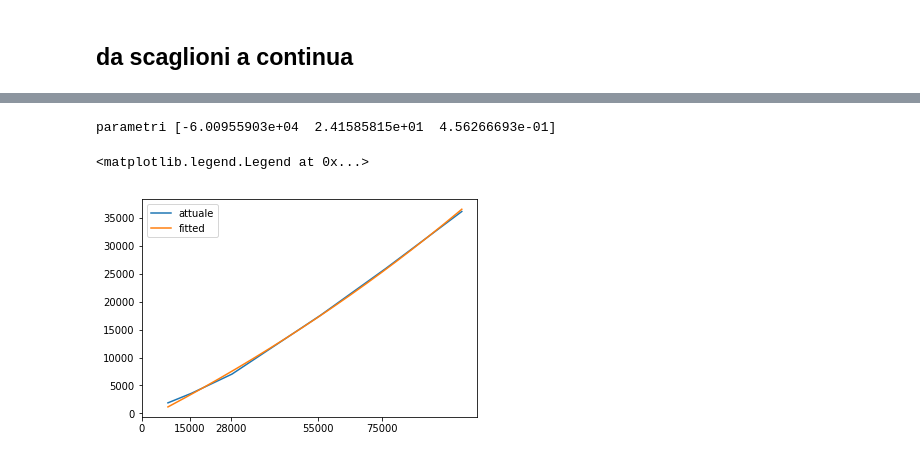
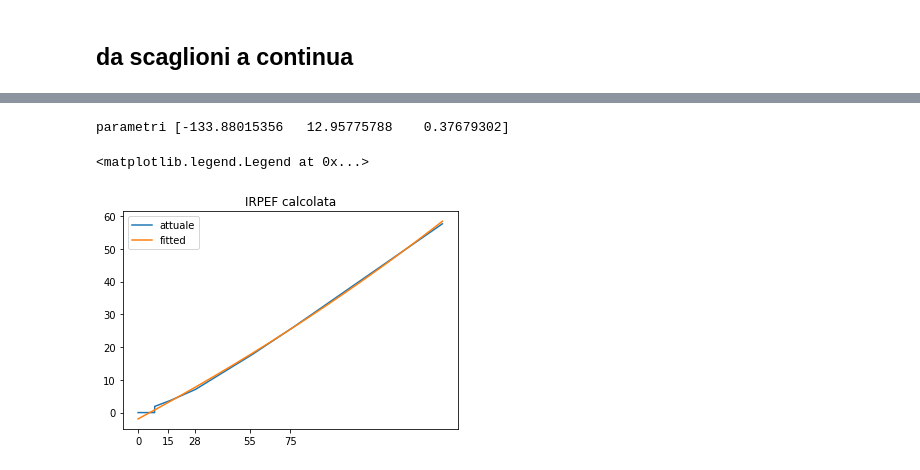
Before and after one commit to vlavorini/studio_irpef, a Jupyter notebook: primo.ipynb, the cells around one changed output, grey strips where cells are left out. Cells and saved outputs as stored; diff of their text form; code cells hidden in the pictures.

```diff
--- a/primo.ipynb
+++ b/primo.ipynb
@@ -160,26 +273,2 @@ plt.show()
 # %% [markdown]
 ## da scaglioni a continua
-# %%
-no_tax = 8174
-scaglioni = np.array([ 0, 15000, 28000, 55000, 75000])
-aliquote = np.array([ .23, .27, .38, .41, .43])
-base = np.array([ 0, 3450, 6960, 17220, 25420])
-
-def calc_irpef(reddito):
-    if reddito <= no_tax:
-        return 0
-
-    for i_s, s in enumerate( scaglioni):
-        b = base[i_s-1]
-        a = aliquote[i_s-1]
-        if reddito > s:
-            continue
-
-        else:
-            #print ("reddito", reddito, "scaglione", s, "aliquota", a, "base", b, "sttraggo", scaglioni[i_s-1])
-            return  b + a * (reddito - scaglioni[i_s-1])
-    return base[-1] + aliquote[-1] * (reddito - scaglioni[-1])
-
-
-
-calc_irpef(15001)
@@ -188,10 +274,0 @@ calc_irpef(15001)
-# %%
-x=np.linspace(8200, 100000, 10000)
-y= []
-for x_i in x:
-    y.append(calc_irpef(x_i))
-
-
-yp = np.gradient(y)
-plt.plot(x, yp)
-plt.show()
@@ -200,19 +275,27 @@ plt.show()
 # %%
 def fit_tax(x, p0, p1, p2):
     return p0+np.exp((x+p1)*p2)
+
+
+
+x=np.linspace(0, 150, 10000)
+y= []
+for x_i in x:
+    y.append(calc_irpef(x_i))
+
 
 x_sc = scale(x, 1)
 
 pars, covs = curve_fit(fit_tax, x_sc, y)
 print('parametri', pars)
 
 plt.plot(x, y, label='attuale')
 y_fit = fit_tax(x_sc, *pars)
 plt.plot(x, y_fit, label="fitted")
 plt.xticks(scaglioni)
-
+plt.title("IRPEF calcolata")
 plt.legend()
 # %% [output]
-parametri [-6.00955903e+04  2.41585815e+01  4.56266693e-01]
+parametri [-133.88015356   12.95775788    0.37679302]
 <matplotlib.legend.Legend at 0x...>
-[figure, old version]
+[figure, new version]
```
Also changed, not shown: parts of 20 cells of this notebook.
